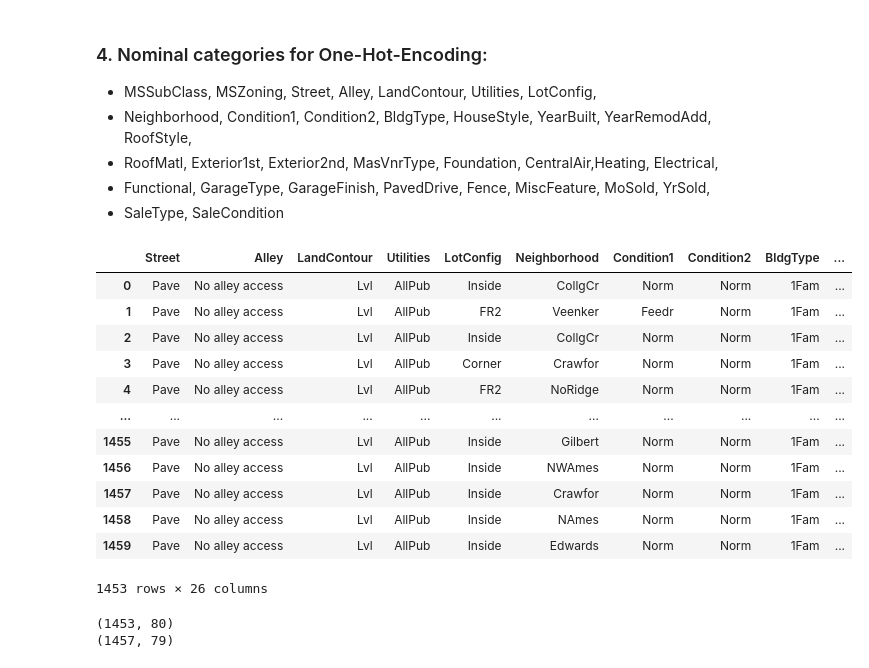
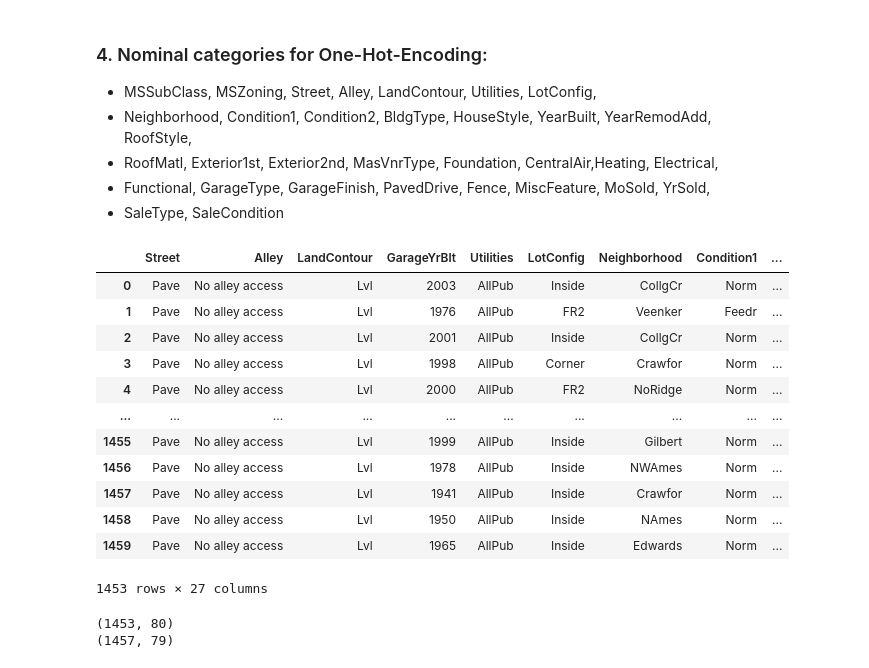
Before and after one commit to suhitasva/ML_Project, a Jupyter notebook: LR_models.ipynb, the cells around one changed output. Cells and saved outputs as stored; diff of their text form; code cells hidden in the pictures.

```diff
--- a/LR_models.ipynb
+++ b/LR_models.ipynb
@@ -231,26 +231,26 @@ train_df[['LotShape', 'LandSlope', 'ExterQual', 'ExterCond', 'BsmtQual',\
 - Functional, GarageType, GarageFinish, PavedDrive, Fence, MiscFeature, MoSold, YrSold,
 - SaleType, SaleCondition
 # %%
-train_df[['Street', 'Alley', 'LandContour',\
+train_df[['Street', 'Alley', 'LandContour','GarageYrBlt',\
         'Utilities', 'LotConfig','Neighborhood', 'Condition1', 'Condition2',\
         'BldgType', 'YearBuilt', 'YearRemodAdd', 'RoofMatl', 'Foundation',\
         'CentralAir','Heating', 'Electrical', 'Functional',\
         'GarageFinish', 'PavedDrive', 'Fence', 'MiscFeature', 'MoSold', 'YrSold',\
         'SaleType', 'SaleCondition','remod_y_n']]
 # %% [output]
-|  | Street | Alley | LandContour | Utilities | LotConfig | Neighborhood | Condition1 | Condition2 | BldgType | ... |
-| 0 | Pave | No alley access | Lvl | AllPub | Inside | CollgCr | Norm | Norm | 1Fam | ... |
-| 1 | Pave | No alley access | Lvl | AllPub | FR2 | Veenker | Feedr | Norm | 1Fam | ... |
-| 2 | Pave | No alley access | Lvl | AllPub | Inside | CollgCr | Norm | Norm | 1Fam | ... |
-| 3 | Pave | No alley access | Lvl | AllPub | Corner | Crawfor | Norm | Norm | 1Fam | ... |
-| 4 | Pave | No alley access | Lvl | AllPub | FR2 | NoRidge | Norm | Norm | 1Fam | ... |
-| ... | ... | ... | ... | ... | ... | ... | ... | ... | ... | ... |
-| 1455 | Pave | No alley access | Lvl | AllPub | Inside | Gilbert | Norm | Norm | 1Fam | ... |
-| 1456 | Pave | No alley access | Lvl | AllPub | Inside | NWAmes | Norm | Norm | 1Fam | ... |
-| 1457 | Pave | No alley access | Lvl | AllPub | Inside | Crawfor | Norm | Norm | 1Fam | ... |
-| 1458 | Pave | No alley access | Lvl | AllPub | Inside | NAmes | Norm | Norm | 1Fam | ... |
-| 1459 | Pave | No alley access | Lvl | AllPub | Inside | Edwards | Norm | Norm | 1Fam | ... |
+|  | Street | Alley | LandContour | GarageYrBlt | Utilities | LotConfig | Neighborhood | Condition1 | ... |
+| 0 | Pave | No alley access | Lvl | 2003 | AllPub | Inside | CollgCr | Norm | ... |
+| 1 | Pave | No alley access | Lvl | 1976 | AllPub | FR2 | Veenker | Feedr | ... |
+| 2 | Pave | No alley access | Lvl | 2001 | AllPub | Inside | CollgCr | Norm | ... |
+| 3 | Pave | No alley access | Lvl | 1998 | AllPub | Corner | Crawfor | Norm | ... |
+| 4 | Pave | No alley access | Lvl | 2000 | AllPub | FR2 | NoRidge | Norm | ... |
+| ... | ... | ... | ... | ... | ... | ... | ... | ... | ... |
+| 1455 | Pave | No alley access | Lvl | 1999 | AllPub | Inside | Gilbert | Norm | ... |
+| 1456 | Pave | No alley access | Lvl | 1978 | AllPub | Inside | NWAmes | Norm | ... |
+| 1457 | Pave | No alley access | Lvl | 1941 | AllPub | Inside | Crawfor | Norm | ... |
+| 1458 | Pave | No alley access | Lvl | 1950 | AllPub | Inside | NAmes | Norm | ... |
+| 1459 | Pave | No alley access | Lvl | 1965 | AllPub | Inside | Edwards | Norm | ... |
-1453 rows × 26 columns
+1453 rows × 27 columns
 # %%
 print(train_df.shape)
 print(test_df.shape)
```
Also changed, not shown: parts of 29 cells of this notebook.
